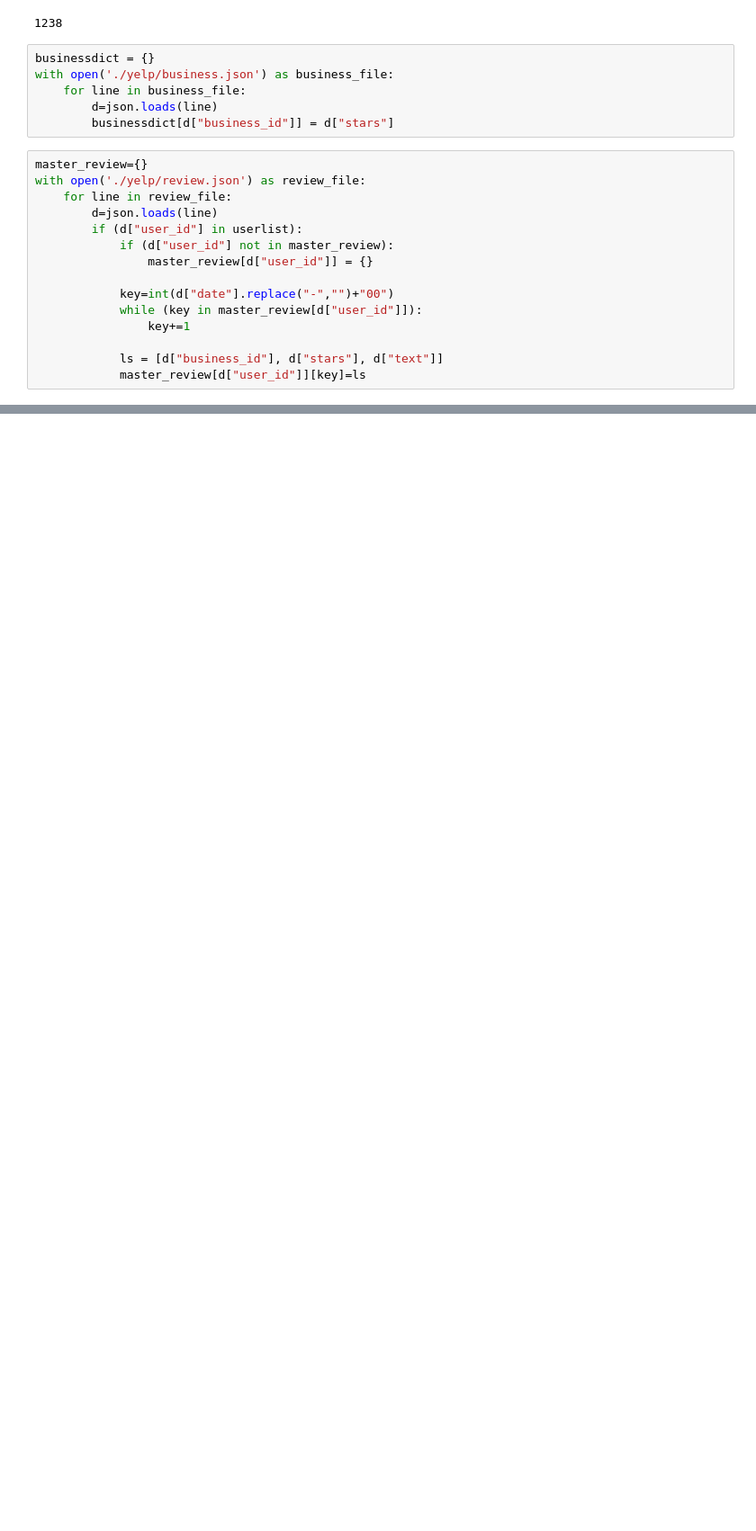
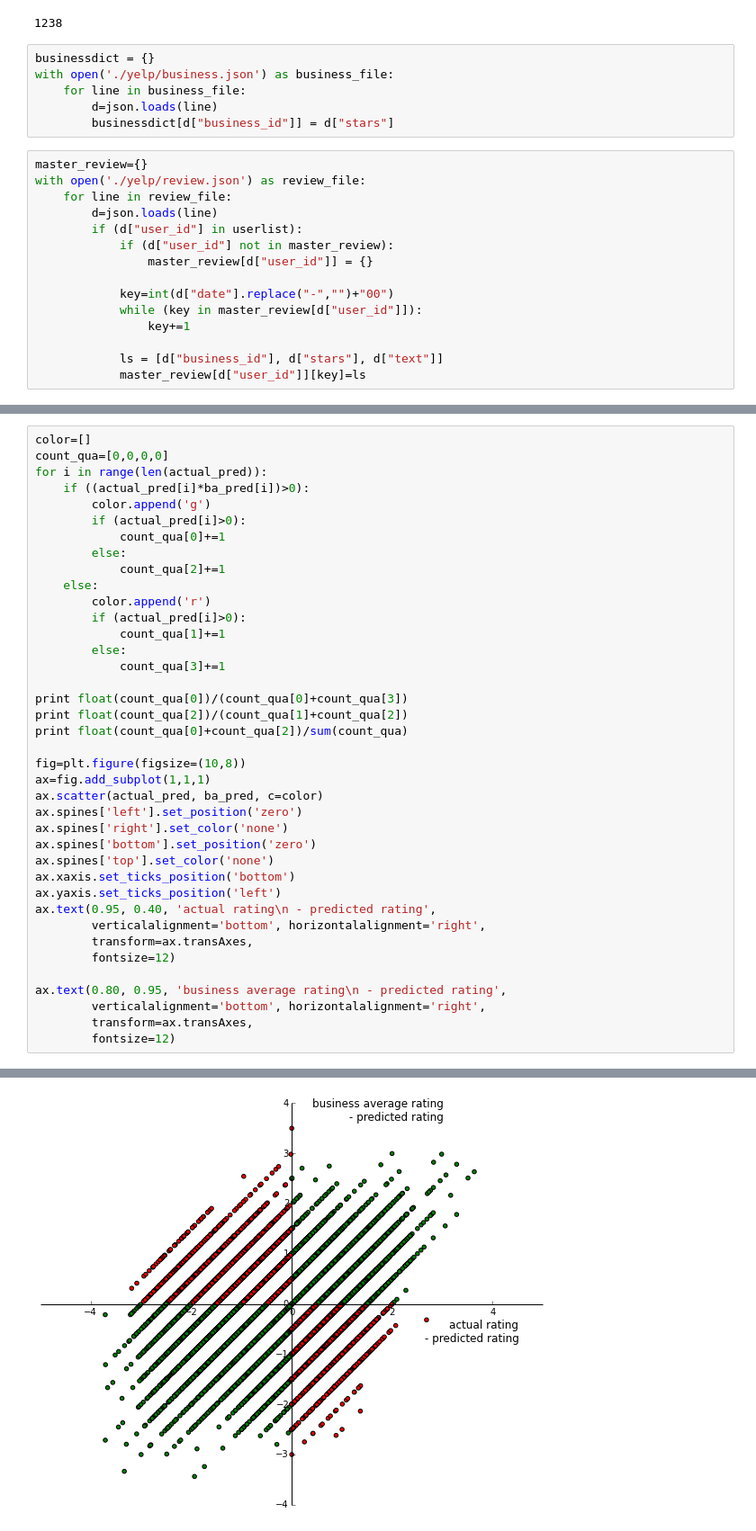
Before and after one commit to jingdai2014/introcm_data_analysis, a Jupyter notebook: assignment3.ipynb, the cells around one changed output, grey strips where cells are left out. Shown at 90% size. Drawn from its saved outputs; the diff is of its cells as text; blank space fills up the shorter version.

```diff
--- a/assignment3.ipynb
+++ b/assignment3.ipynb
@@ -195,0 +213,40 @@ plt.scatter(diff_n_stars, avg_diff)
+# %%
+color=[]
+count_qua=[0,0,0,0]
+for i in range(len(actual_pred)):
+    if ((actual_pred[i]*ba_pred[i])>0):
+        color.append('g')
+        if (actual_pred[i]>0):
+            count_qua[0]+=1
+        else:
+            count_qua[2]+=1
+    else:
+        color.append('r')
+        if (actual_pred[i]>0):
+            count_qua[1]+=1
+        else:
+            count_qua[3]+=1
+
+print float(count_qua[0])/(count_qua[0]+count_qua[3])
+print float(count_qua[2])/(count_qua[1]+count_qua[2])
+print float(count_qua[0]+count_qua[2])/sum(count_qua)
+
+fig=plt.figure(figsize=(10,8))
+ax=fig.add_subplot(1,1,1)
+ax.scatter(actual_pred, ba_pred, c=color)
+ax.spines['left'].set_position('zero')
+ax.spines['right'].set_color('none')
+ax.spines['bottom'].set_position('zero')
+ax.spines['top'].set_color('none')
+ax.xaxis.set_ticks_position('bottom')
+ax.yaxis.set_ticks_position('left')
+ax.text(0.95, 0.40, 'actual rating\n - predicted rating',
+        verticalalignment='bottom', horizontalalignment='right',
+        transform=ax.transAxes,
+        fontsize=12)
+
+ax.text(0.80, 0.95, 'business average rating\n - predicted rating',
+        verticalalignment='bottom', horizontalalignment='right',
+        transform=ax.transAxes,
+        fontsize=12)
+# %% [output]
@@ -195,0 +257 @@ plt.scatter(diff_n_stars, avg_diff)
+[figure, added]
```
Also changed, not shown: parts of 20 cells of this notebook.
